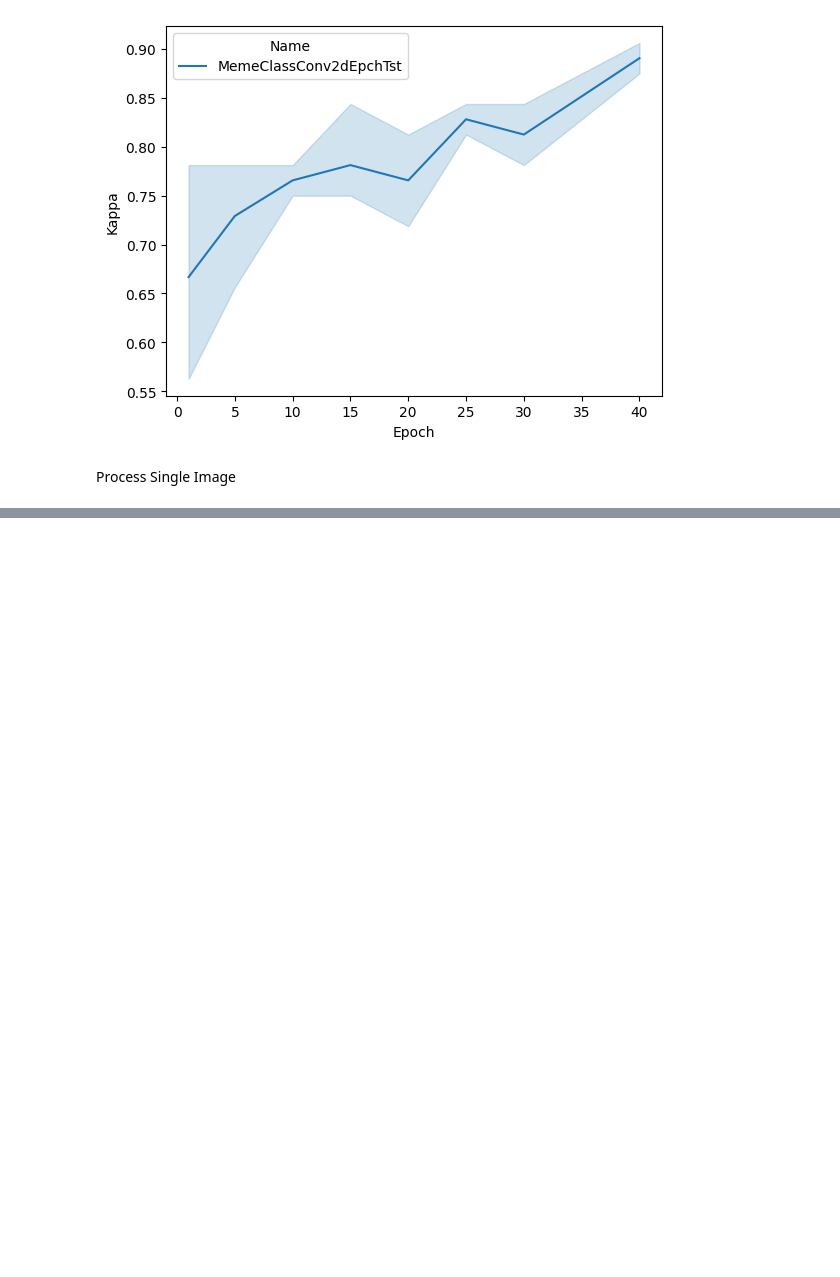
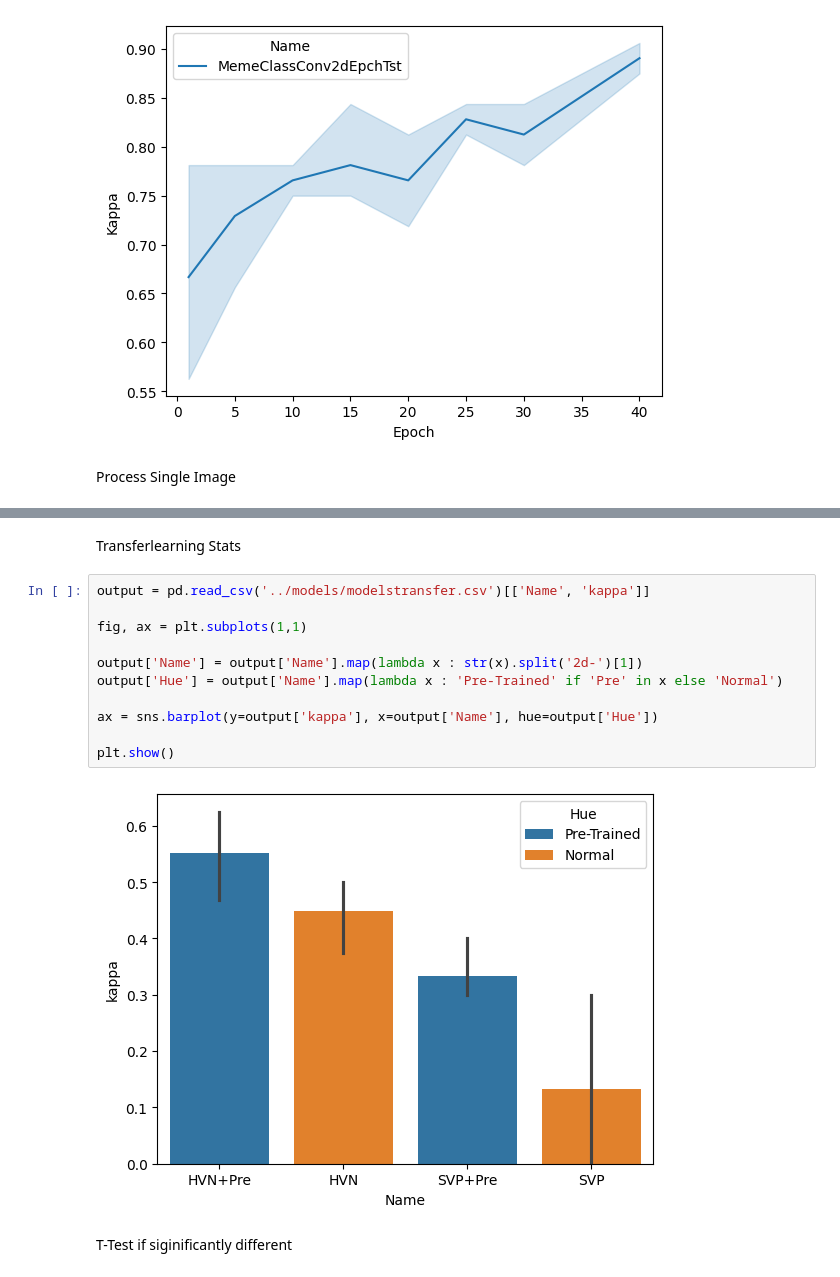
Before and after one commit to TimHoogervorst/ToMemeOrNotToMeme, a Jupyter notebook: Notebooks/Graphs.ipynb, the cells around one changed output, grey strips where cells are left out. Saved outputs shown, nothing was run; the diff lists cells and outputs as text; blank space fills up the shorter version.

Commit message:
added transfer learning stuff

```diff
--- a/Notebooks/Graphs.ipynb
+++ b/Notebooks/Graphs.ipynb
@@ -94,0 +95,17 @@ nnlib.visualize_predictions(original, probabilities, ['Cat', 'Meme'])
+# %% [markdown]
+Transferlearning Stats
+# %%
+output = pd.read_csv('../models/modelstransfer.csv')[['Name', 'kappa']]
+
+fig, ax = plt.subplots(1,1)
+
+output['Name'] = output['Name'].map(lambda x : str(x).split('2d-')[1])
+output['Hue'] = output['Name'].map(lambda x : 'Pre-Trained' if 'Pre' in x else 'Normal')
+
+ax = sns.barplot(y=output['kappa'], x=output['Name'], hue=output['Hue'])
+
+plt.show()
+# %% [output]
+[figure, added]
+# %% [markdown]
+T-Test if siginificantly different
```
Also changed, not shown: parts of 3 cells of this notebook, 8 other files.
